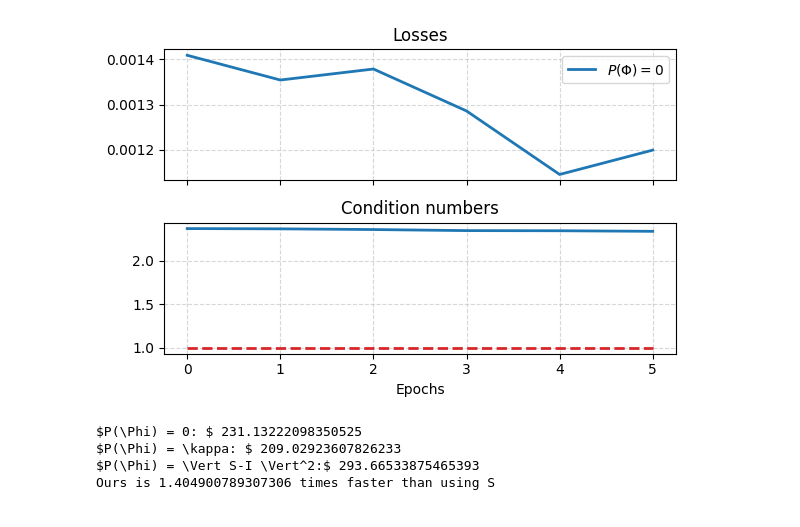
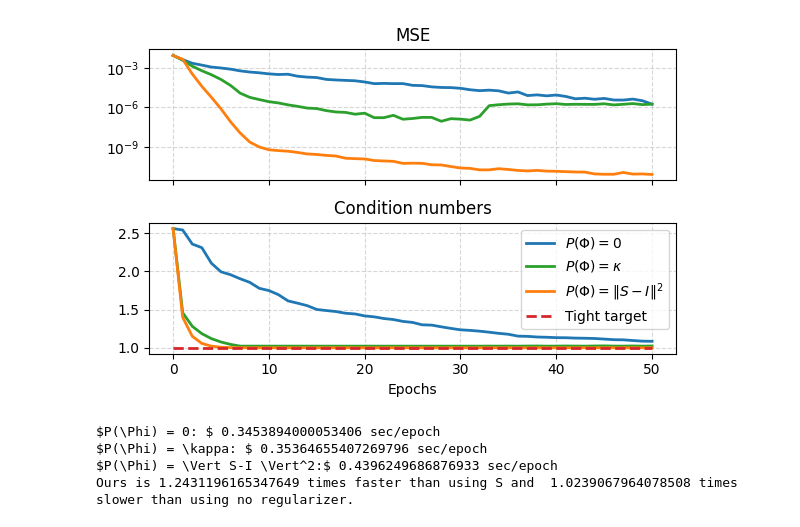
Before and after one commit to danedane-haider/Random-Filterbanks, a Jupyter notebook: Stability of Random Filterbanks under Gradient Descent/Reproducing_Random_Tightness.ipynb, the cells around one changed output. Saved outputs shown, nothing was run; the diff lists cells and outputs as text; code cells hidden in the pictures.

```diff
--- a/Stability of Random Filterbanks under Gradient Descent/Reproducing_Random_Tightness.ipynb
+++ b/Stability of Random Filterbanks under Gradient Descent/Reproducing_Random_Tightness.ipynb
@@ -19,7 +19,7 @@ HYPERPARAMS = {
     "synth": {
         "N": 1024,
         "J": 40,
-        "T": 256,
+        "T": 1024,
         "sr": 16000,
         "fmin": 64,
         "fmax": 8000,
@@ -191,8 +191,8 @@ def train(baseline, penalization, lr, beta_k, beta_S, n_epochs, epoch_size):
 n_epochs = 50
 epoch_size = 100
 lr = 0.1
-beta_k = 0.000075
-beta_S = 0.0005
+beta_k = 0.0001
+beta_S = 0.00005
 # %%
 # setting for N=10**14, J=64 , T=1024
 
@@ -252,32 +263,34 @@ time_S = end - start
 # %%
 # plot losses and condition numbers over epochs
 
 plt.rcParams['text.usetex'] = False
 
 fig, axes = plt.subplots(2, 1, figsize=(6, 4), sharex=True)
 Ts = np.arange(0, n_epochs+1)
 
 ax = axes[0]
-ax.plot(Ts, losses_mse, 'tab:blue', linewidth=2, label='$P(\Phi) = 0$')
-ax.plot(Ts, losses_kappa, 'tab:green', linewidth=2, label='$P(\Phi) = \kappa$')
-ax.plot(Ts, losses_fo, 'tab:orange', linewidth=2, label = '$P(\Phi) = \Vert S-I \Vert^2$')
+ax.plot(Ts, losses_mse, 'tab:blue', linewidth=2)
+ax.plot(Ts, losses_kappa, 'tab:green', linewidth=2)
+ax.plot(Ts, losses_fo, 'tab:orange', linewidth=2)
+# semilogy
+ax.set_yscale('log')
 
-ax.set_title('Losses')
-ax.legend(loc='upper right')
+ax.set_title('MSE')
 ax.grid(linestyle='--', alpha=0.5)
 
 ax = axes[1]
-ax.plot(Ts, conditions_mse, 'tab:blue', linewidth=2)
-ax.plot(Ts, conditions_kappa, 'tab:green', linewidth=2)
-ax.plot(Ts, conditions_fo, 'tab:orange', linewidth=2)
-ax.plot(Ts, np.ones(len(Ts)), 'tab:red', linewidth=2, linestyle='--')
+ax.plot(Ts, conditions_mse, 'tab:blue', linewidth=2, label='$P(\Phi) = 0$')
+ax.plot(Ts, conditions_kappa, 'tab:green', linewidth=2, label='$P(\Phi) = \kappa$')
+ax.plot(Ts, conditions_fo, 'tab:orange', linewidth=2, label = '$P(\Phi) = \Vert S-I \Vert^2$')
+ax.plot(Ts, np.ones(len(Ts)), 'tab:red', linewidth=2, linestyle='--', label = 'Tight target')
 
 ax.set_title('Condition numbers')
 ax.set_xlabel('Epochs')
 ax.grid(linestyle='--', alpha=0.5)
+ax.legend(loc='upper right')
 
 plt.tight_layout()
 
-plt.savefig('Reproducing_Random_Tightness.pdf', bbox_inches='tight')
+plt.savefig('Reproducing_Random_Tightness_1024.pdf', bbox_inches='tight')
 # %% [output]
-[figure, old version]
+[figure, new version]
@@ -284,10 +304,10 @@ plt.savefig('Reproducing_Random_Tightness.pdf', bbox_inches='tight')
 # %%
-print('$P(\Phi) = 0: $', time_mse)
-print('$P(\Phi) = \kappa: $', time_kappa)
-print('$P(\Phi) = \Vert S-I \Vert^2:$', time_S)
-print('Ours is', time_S/time_kappa, 'times faster than using S')
+print('$P(\Phi) = 0: $', time_mse/60/n_epochs, 'sec/epoch')
+print('$P(\Phi) = \kappa: $', time_kappa/60/n_epochs, 'sec/epoch')
+print('$P(\Phi) = \Vert S-I \Vert^2:$', time_S/60/n_epochs, 'sec/epoch')
+print('Ours is', time_S/time_kappa, 'times faster than using S and ', time_kappa/time_mse, 'times slower than using no regularizer.')
 # %% [output]
-$P(\Phi) = 0: $ 231.13222098350525
-$P(\Phi) = \kappa: $ 209.02923607826233
-$P(\Phi) = \Vert S-I \Vert^2:$ 293.66533875465393
-Ours is 1.404900789307306 times faster than using S
+$P(\Phi) = 0: $ 0.3453894000053406 sec/epoch
+$P(\Phi) = \kappa: $ 0.35364655407269796 sec/epoch
+$P(\Phi) = \Vert S-I \Vert^2:$ 0.4396249686876933 sec/epoch
+Ours is 1.2431196165347649 times faster than using S and  1.0239067964078508 times slower than using no regularizer.
```
Also changed, not shown: parts of 3 cells of this notebook, 4 other files.
